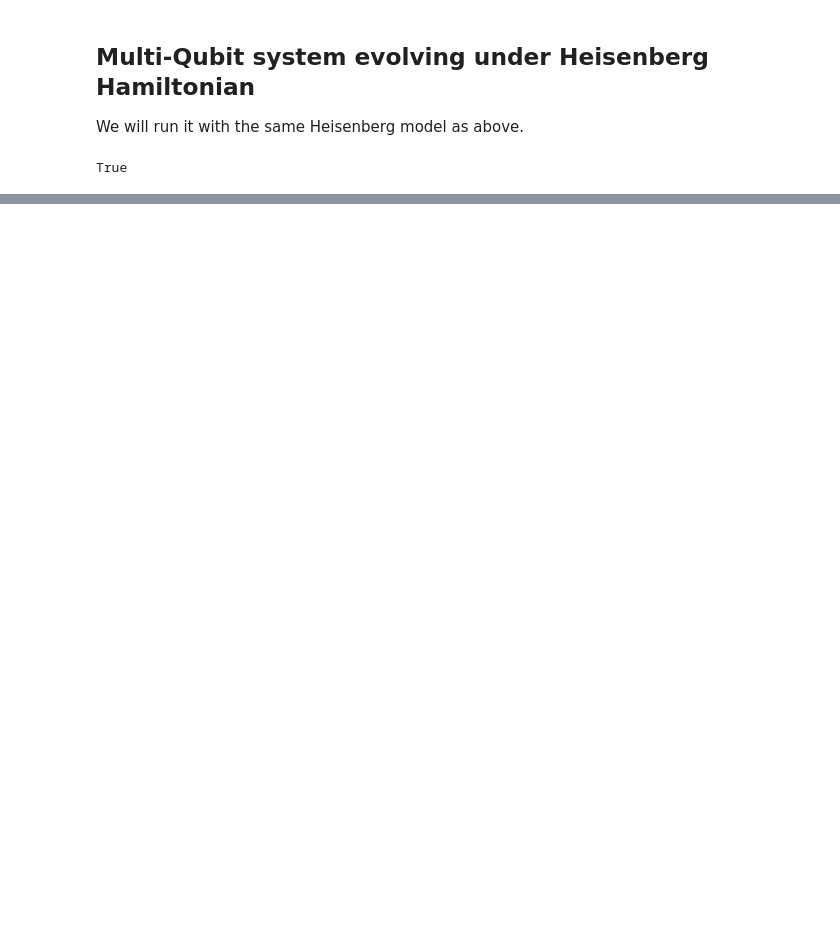
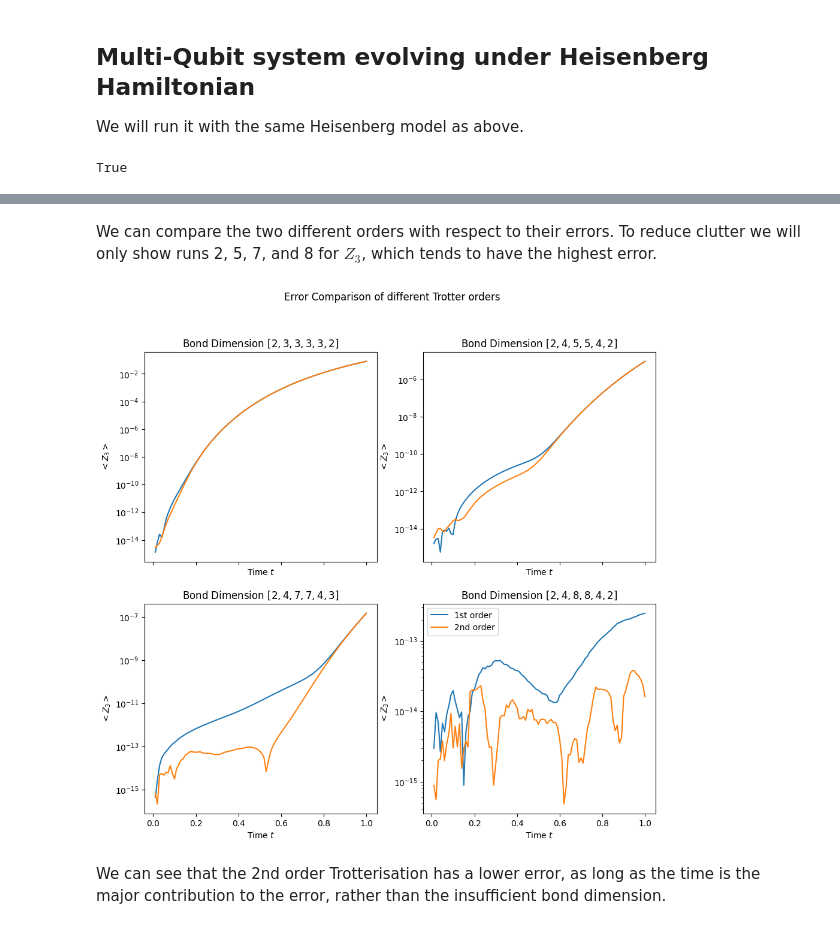
Before and after one commit to Drachier/PyTreeNet, a Jupyter notebook: example_notebooks/tdvp/demonstrating_tdvp_for_mps.ipynb, the cells around one changed output, grey strips where cells are left out. Saved outputs shown, nothing was run; the diff lists cells and outputs as text; code cells hidden in the pictures; blank space fills up the shorter version.

```diff
--- a/example_notebooks/tdvp/demonstrating_tdvp_for_mps.ipynb
+++ b/example_notebooks/tdvp/demonstrating_tdvp_for_mps.ipynb
@@ -720,0 +751,54 @@ print(tdvp.backwards_orth_path)
+# %% [markdown]
+We can compare the two different orders with respect to their errors. To reduce clutter we will only show runs 2, 5, 7, and 8 for $Z_3$, which tends to have the highest error.
+# %%
+times = tdvps_2nd_order[0].times()
+fig6, axs6 = plt.subplots(2,2,figsize=(11,10),sharex=True)
+
+plt.suptitle("Error Comparison of different Trotter orders")
+
+axs6[0,0].set_title("Bond Dimension $[2,3,3,3,3,2]$")
+axs6[0,0].semilogy(times[1:],
+                   np.abs(tdvps_multi_qubit[2].operator_result("site3") - exact_evo.operator_result("site3"))[1:],
+                   label="1st order")
+axs6[0,0].semilogy(times[1:],
+                   np.abs(tdvps_2nd_order[2].operator_result("site3") - exact_evo.operator_result("site3"))[1:],
+                   label="2nd order")
+axs6[0,0].set_xlabel("Time $t$")
+axs6[0,0].set_ylabel("$<Z_3>$")
+
+axs6[0,1].set_title("Bond Dimension $[2,4,5,5,4,2]$")
+axs6[0,1].semilogy(times[1:],
+                   np.abs(tdvps_multi_qubit[5].operator_result("site3") - exact_evo.operator_result("site3"))[1:],
+                   label="1st order")
+axs6[0,1].semilogy(times[1:],
+                   np.abs(tdvps_2nd_order[5].operator_result("site3") - exact_evo.operator_result("site3"))[1:],
+                   label="2nd order")
+axs6[0,1].set_xlabel("Time $t$")
+axs6[0,1].set_ylabel("$<Z_3>$")
+
+axs6[1,0].set_title("Bond Dimension $[2,4,7,7,4,3]$")
+axs6[1,0].semilogy(times[1:],
+                   np.abs(tdvps_multi_qubit[7].operator_result("site3") - exact_evo.operator_result("site3"))[1:],
+                   label="1st order")
+axs6[1,0].semilogy(times[1:],
+                   np.abs(tdvps_2nd_order[7].operator_result("site3") - exact_evo.operator_result("site3"))[1:],
+                   label="2nd order")
+axs6[1,0].set_xlabel("Time $t$")
+axs6[1,0].set_ylabel("$<Z_3>$")
+
+axs6[1,1].set_title("Bond Dimension $[2,4,8,8,4,2]$")
+axs6[1,1].semilogy(times[1:],
+                   np.abs(tdvps_multi_qubit[8].operator_result("site3") - exact_evo.operator_result("site3"))[1:],
+                   label="1st order")
+axs6[1,1].semilogy(times[1:],
+                   np.abs(tdvps_2nd_order[8].operator_result("site3") - exact_evo.operator_result("site3"))[1:],
+                   label="2nd order")
+axs6[1,1].set_xlabel("Time $t$")
+axs6[1,1].set_ylabel("$<Z_3>$")
+
+plt.legend()
+plt.show()
+# %% [output]
+[figure, added]
+# %% [markdown]
+We can see that the 2nd order Trotterisation has a lower error, as long as the time is the major contribution to the error, rather than the insufficient bond dimension.
```
Also changed, not shown: parts of 29 cells of this notebook.
